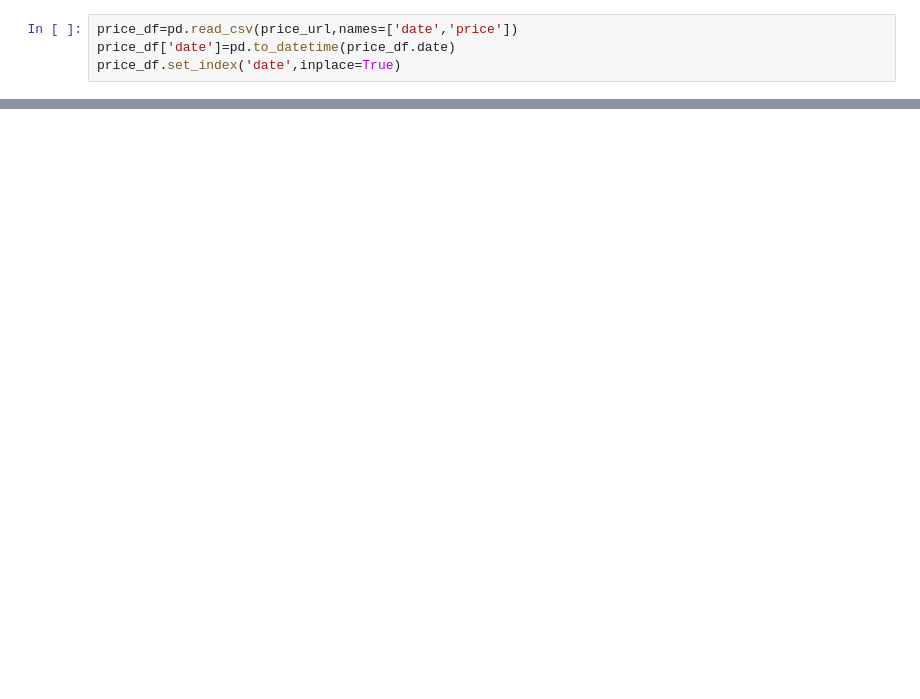
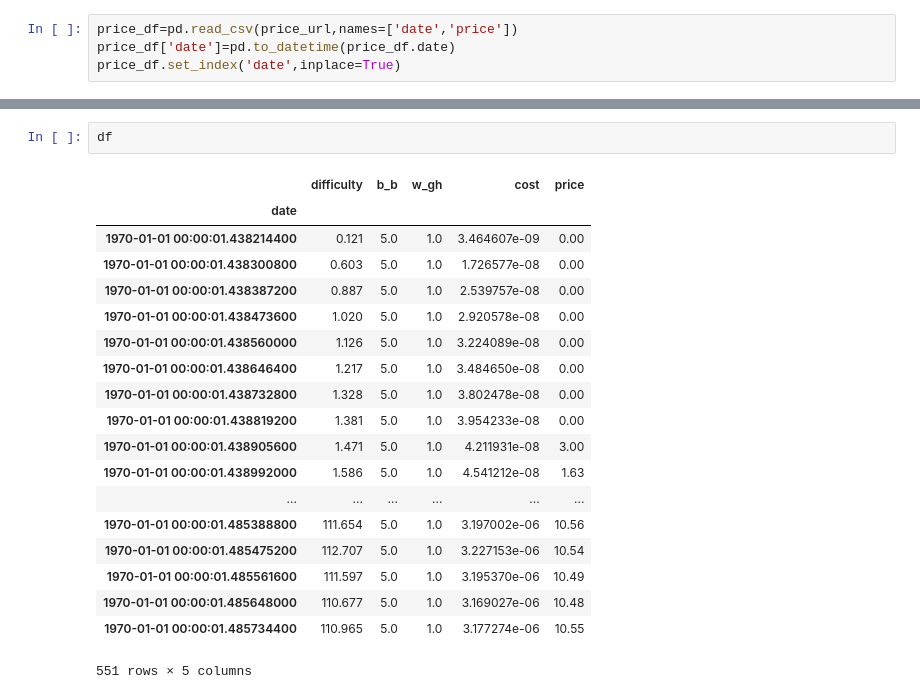
Before and after one commit to moqri/bit, a Jupyter notebook: chart.ipynb, the cells around one changed output, grey strips where cells are left out. Drawn from its saved outputs; the diff is of its cells as text; blank space fills up the shorter version.

```diff
--- a/chart.ipynb
+++ b/chart.ipynb
@@ -35,0 +80,22 @@ df[['price','cost']].plot(figsize=(15,5))
+# %%
+df
+# %% [output]
+|  | difficulty | b_b | w_gh | cost | price |
+| date |  |  |  |  |  |
+| 1970-01-01 00:00:01.438214400 | 0.121 | 5.0 | 1.0 | 3.464607e-09 | 0.00 |
+| 1970-01-01 00:00:01.438300800 | 0.603 | 5.0 | 1.0 | 1.726577e-08 | 0.00 |
+| 1970-01-01 00:00:01.438387200 | 0.887 | 5.0 | 1.0 | 2.539757e-08 | 0.00 |
+| 1970-01-01 00:00:01.438473600 | 1.020 | 5.0 | 1.0 | 2.920578e-08 | 0.00 |
+| 1970-01-01 00:00:01.438560000 | 1.126 | 5.0 | 1.0 | 3.224089e-08 | 0.00 |
+| 1970-01-01 00:00:01.438646400 | 1.217 | 5.0 | 1.0 | 3.484650e-08 | 0.00 |
+| 1970-01-01 00:00:01.438732800 | 1.328 | 5.0 | 1.0 | 3.802478e-08 | 0.00 |
+| 1970-01-01 00:00:01.438819200 | 1.381 | 5.0 | 1.0 | 3.954233e-08 | 0.00 |
+| 1970-01-01 00:00:01.438905600 | 1.471 | 5.0 | 1.0 | 4.211931e-08 | 3.00 |
+| 1970-01-01 00:00:01.438992000 | 1.586 | 5.0 | 1.0 | 4.541212e-08 | 1.63 |
+| ... | ... | ... | ... | ... | ... |
+| 1970-01-01 00:00:01.485388800 | 111.654 | 5.0 | 1.0 | 3.197002e-06 | 10.56 |
+| 1970-01-01 00:00:01.485475200 | 112.707 | 5.0 | 1.0 | 3.227153e-06 | 10.54 |
+| 1970-01-01 00:00:01.485561600 | 111.597 | 5.0 | 1.0 | 3.195370e-06 | 10.49 |
+| 1970-01-01 00:00:01.485648000 | 110.677 | 5.0 | 1.0 | 3.169027e-06 | 10.48 |
+| 1970-01-01 00:00:01.485734400 | 110.965 | 5.0 | 1.0 | 3.177274e-06 | 10.55 |
+551 rows × 5 columns
```
Also changed, not shown: parts of 13 cells of this notebook, 3 other files.
